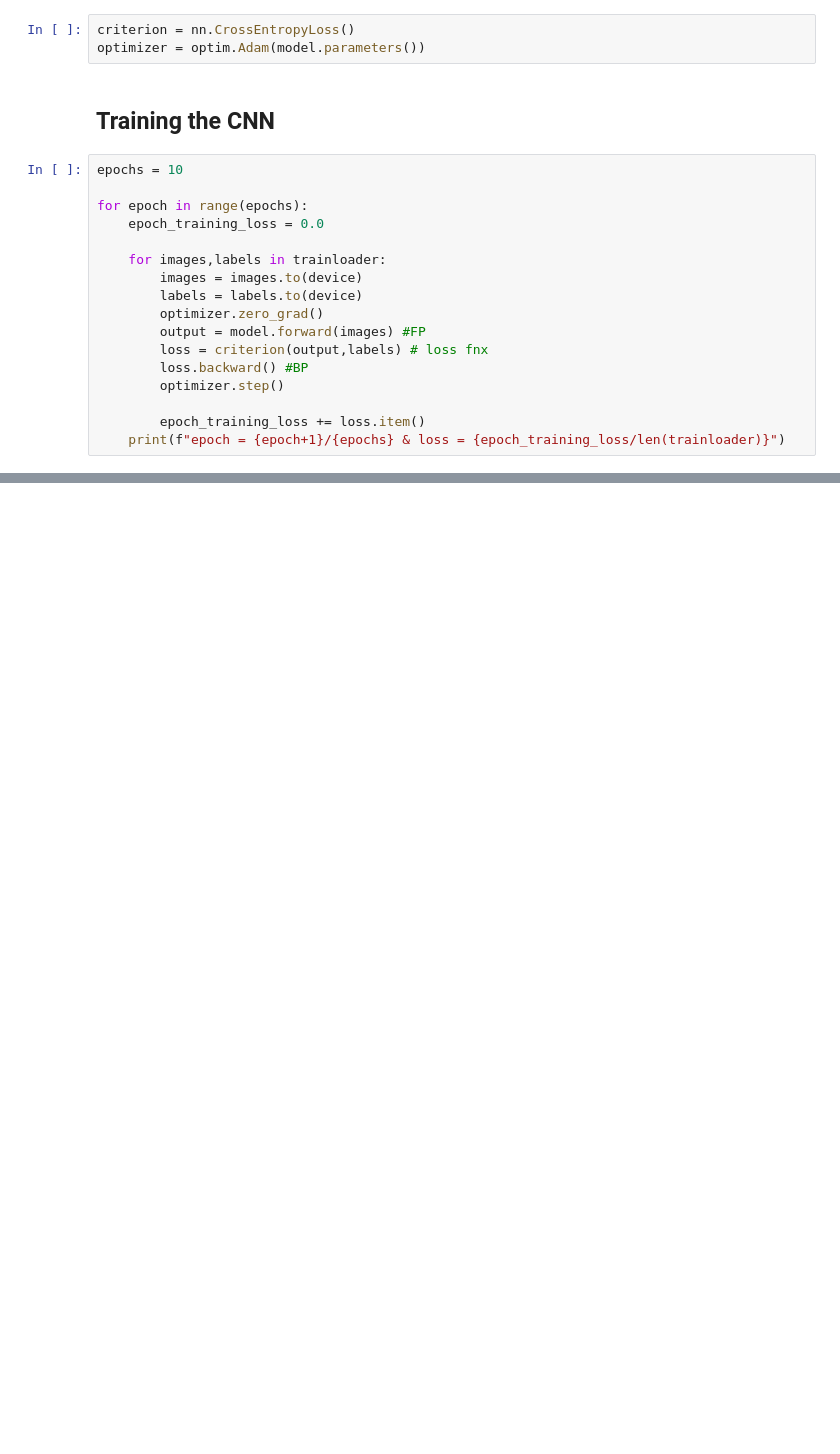
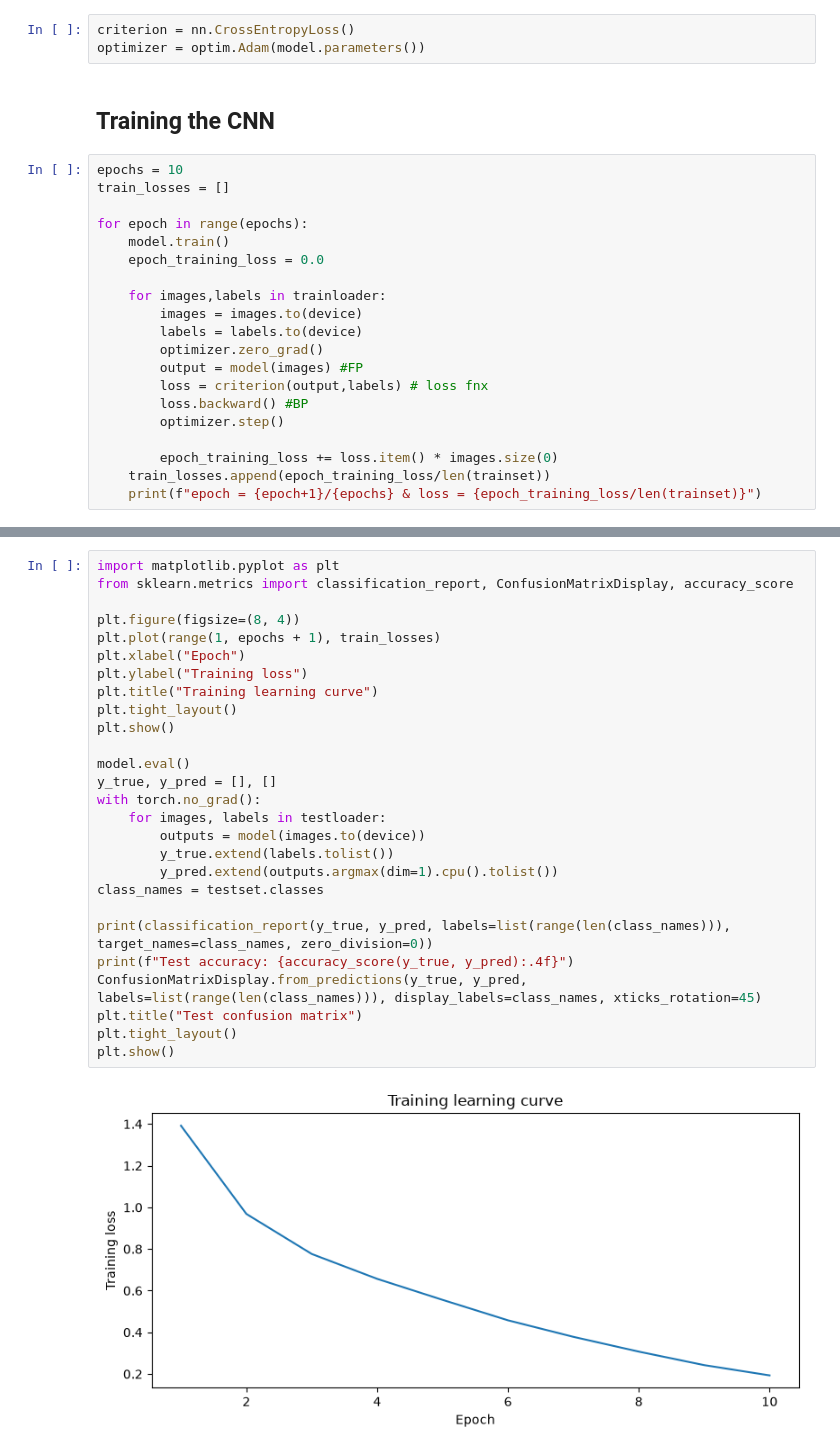
Before and after one commit to preet-prajapati/Deep-Learning-Projects, a Jupyter notebook: CNN/CIFAR10-Image-Classification/cifar10_image_classification.ipynb, the cells around one changed output, grey strips where cells are left out. Cells and saved outputs as stored; diff of their text form; blank space fills up the shorter version.

Commit message:
Complete evaluation workflows and save executed outputs for all projects

```diff
--- a/CNN/CIFAR10-Image-Classification/cifar10_image_classification.ipynb
+++ b/CNN/CIFAR10-Image-Classification/cifar10_image_classification.ipynb
@@ -74,18 +88,21 @@ optimizer = optim.Adam(model.parameters())
 ## Training the CNN
 # %%
 epochs = 10
+train_losses = []
 
 for epoch in range(epochs):
+    model.train()
     epoch_training_loss = 0.0
 
     for images,labels in trainloader:
         images = images.to(device)
         labels = labels.to(device)
         optimizer.zero_grad()
-        output = model.forward(images) #FP
+        output = model(images) #FP
         loss = criterion(output,labels) # loss fnx
         loss.backward() #BP
         optimizer.step()
 
-        epoch_training_loss += loss.item()
-    print(f"epoch = {epoch+1}/{epochs} & loss = {epoch_training_loss/len(trainloader)}")
+        epoch_training_loss += loss.item() * images.size(0)
+    train_losses.append(epoch_training_loss/len(trainset))
+    print(f"epoch = {epoch+1}/{epochs} & loss = {epoch_training_loss/len(trainset)}")
@@ -110,0 +144,29 @@ print(f"Accuracy: {100 * correct_labels / total_labels:.2f}%")
+# %%
+import matplotlib.pyplot as plt
+from sklearn.metrics import classification_report, ConfusionMatrixDisplay, accuracy_score
+
+plt.figure(figsize=(8, 4))
+plt.plot(range(1, epochs + 1), train_losses)
+plt.xlabel("Epoch")
+plt.ylabel("Training loss")
+plt.title("Training learning curve")
+plt.tight_layout()
+plt.show()
+
+model.eval()
+y_true, y_pred = [], []
+with torch.no_grad():
+    for images, labels in testloader:
+        outputs = model(images.to(device))
+        y_true.extend(labels.tolist())
+        y_pred.extend(outputs.argmax(dim=1).cpu().tolist())
+class_names = testset.classes
+
+print(classification_report(y_true, y_pred, labels=list(range(len(class_names))), target_names=class_names, zero_division=0))
+print(f"Test accuracy: {accuracy_score(y_true, y_pred):.4f}")
+ConfusionMatrixDisplay.from_predictions(y_true, y_pred, labels=list(range(len(class_names))), display_labels=class_names, xticks_rotation=45)
+plt.title("Test confusion matrix")
+plt.tight_layout()
+plt.show()
+# %% [output]
+[figure, added]
```
Also changed, not shown: parts of 9 cells of this notebook, 12 other files.
